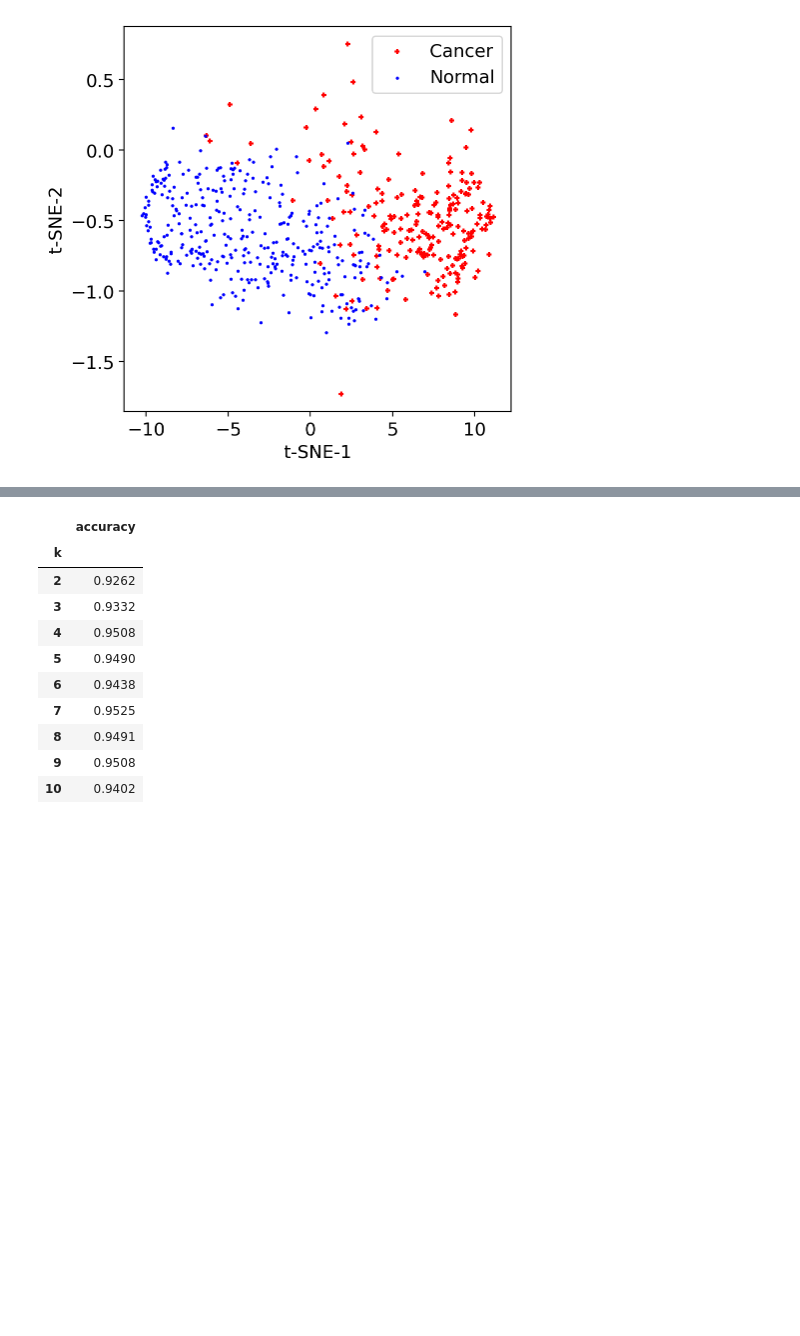
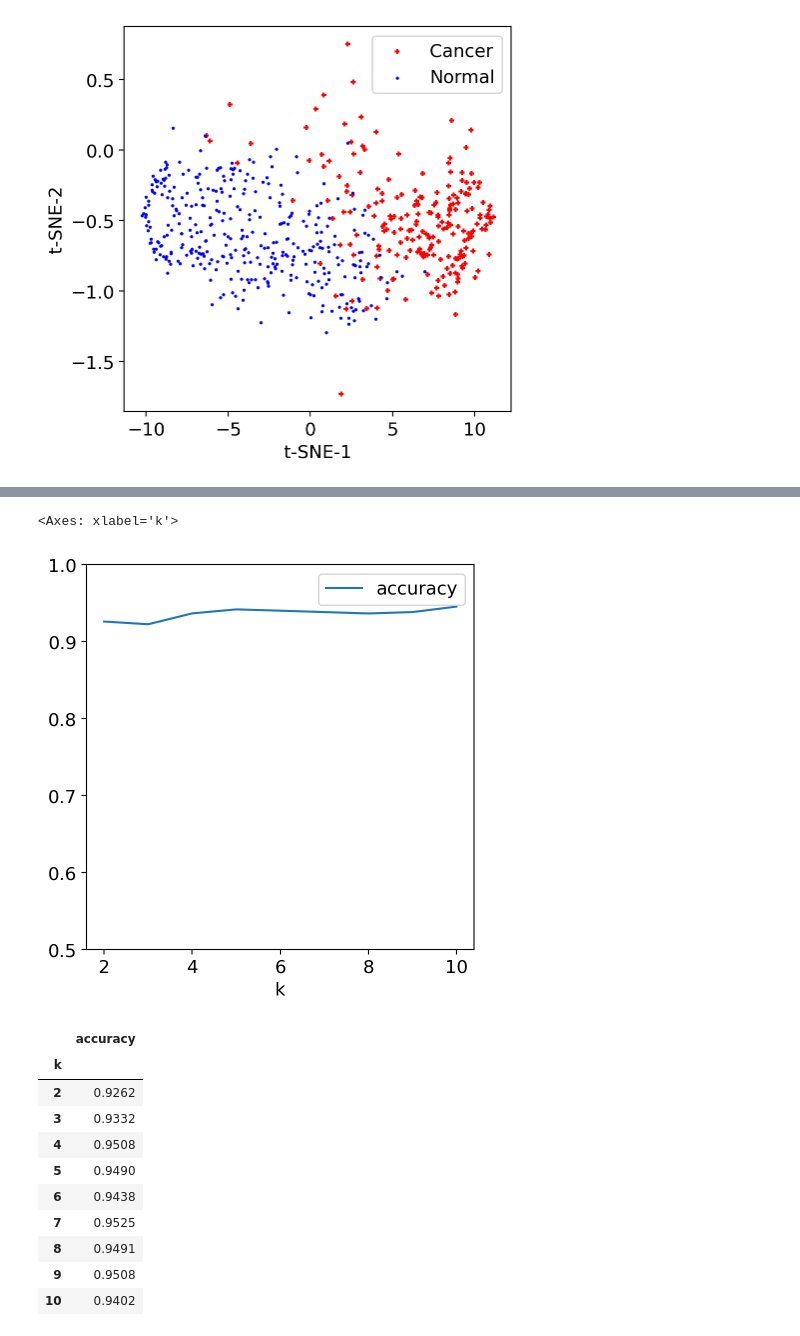
Before and after one commit to kevin09jung/scratch, a Jupyter notebook: e_61_FeatureEngineering.ipynb, the cells around one changed output, grey strips where cells are left out. Drawn from its saved outputs; the diff is of its cells as text; code cells hidden in the pictures; blank space fills up the shorter version.

```diff
--- a/e_61_FeatureEngineering.ipynb
+++ b/e_61_FeatureEngineering.ipynb
@@ -270,3 +271,21 @@ df.plot(ylim=(0.5,1))
+# %%
+result2 = []
+for ki in range(2,11):
+  sb = SelectKBest(chi2, k=ki)
+  X_best = sb.fit_transform(X, y)
+  #print(X_best.shape)
+
+  # 선택된 특성 컬럼명 보기
+  #print('Selected Features: ')
+  #print(list(X.columns[sb.get_support()]))
+  result2.append((ki, cross_validation(rfc, X_best, y)))
+
+df2 = pd.DataFrame(result2, columns=['k','accuracy'])
+df2 = df2.set_index('k')
+df2.plot(ylim=(0.5,1))
+# %% [output]
+<Axes: xlabel='k'>
+[figure, added]
 # %%
 df
 # %% [output]
```
Also changed, not shown: parts of 6 cells of this notebook.
